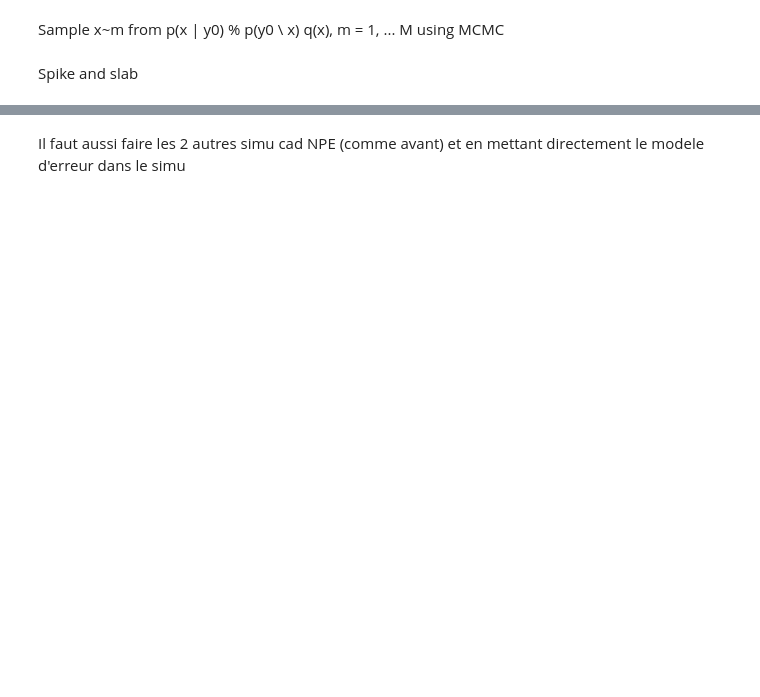
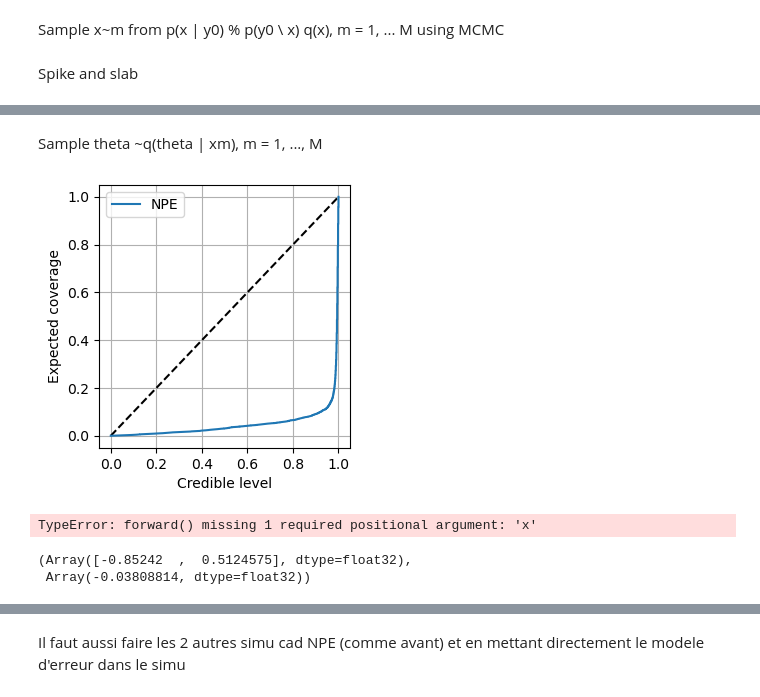
Before and after one commit to MouzaouiMatthieu/PFE, a Jupyter notebook: Robust_NPE.ipynb, the cells around one changed output, grey strips where cells are left out. Drawn from its saved outputs; the diff is of its cells as text; code cells hidden in the pictures; blank space fills up the shorter version.

```diff
--- a/Robust_NPE.ipynb
+++ b/Robust_NPE.ipynb
@@ -8,20 +23,21 @@ from itertools import islice
 # %%
-mu = 42 # 'true' mu
 N = 50000
 prior_over_mu = zuko.distributions.Normal(torch.Tensor([0.0]), torch.Tensor([25.0]))
 # %% [markdown]
 Utils
 # %%
 def true_data_generating_process():
-    """Return x = (mean,var) of a sample of size 100 drawn from N(mu, 2)
+    """Computes x = (mean,var) of a sample of size 100 drawn from N(mu, 2) and mu drawn from a prior
 
     Returns:
-        tuple: mean, var
+        tuple: x, mu
     """
+    mu = torch.distributions.Normal(torch.Tensor([0]), torch.Tensor([1])).sample((1, )).detach().item()
     dist = torch.distributions.Normal(mu, 2.0)
     sample = dist.sample((100, ))
     mean, var = torch.mean(sample).item(), torch.var(sample).item()
-    return mean, var
+    x = mean, var
+    return x, mu
 # %% [markdown]
 Simulation (line 1 & 2 of Algorithm 1)
 # %%
@@ -51,7 +103,6 @@ Train NPE q(theta|x) on the simulated dataset {(thetai, xi)}, i=1, ... N
 Uses a neural spline flow defining the transform on the interval [-5, 5] using 10  spline segments and 5 coupling layers. The base of the flow is a standard Gaussian distribution.
 # %%
 def build_nsf(features, context):
+    """Callable to isntanciate the NPE with NSFs"""
     return zuko.flows.NSF(features, context, bins=10, transforms=5)
 q_NPE = lampe.inference.NPE(theta_dim = 1, x_dim=2, build=build_nsf)
-
-q_NPE
@@ -200,0 +316,2 @@ target_acceptance_prob = 0.95
+# %% [markdown]
+Sample theta ~q(theta | xm), m = 1, ..., M
@@ -200,0 +334,21 @@ target_acceptance_prob = 0.95
+# %%
+from lampe.diagnostics import expected_coverage_mc, expected_coverage_ni
+npe_levels, npe_coverages = expected_coverage_mc(q_NPE.flow, dataset_star)#TODO essayer ici de changer params
+from lampe.plots import nice_rc, coverage_plot
+fig = coverage_plot(npe_levels, npe_coverages, legend='NPE')
+# %% [output]
+[figure, added]
+# %%
+#TODO Plot le NPE aussi mais il faut faire prendre les xm ?
+
+from lampe.diagnostics import expected_coverage_mc, expected_coverage_ni
+npe_levels, npe_coverages = expected_coverage_mc(q_NPE, test)#TODO essayer ici de changer params
+from lampe.plots import nice_rc, coverage_plot
+fig = coverage_plot(npe_levels, npe_coverages, legend='NPE')
+# %% [output]
+TypeError: forward() missing 1 required positional argument: 'x'
+# %%
+q_x.bijection.inverse_and_log_abs_det_jacobian(x_jax[0])
+# %% [output]
+(Array([-0.85242  ,  0.5124575], dtype=float32),
+ Array(-0.03808814, dtype=float32))
```
Also changed, not shown: parts of 30 cells of this notebook.
